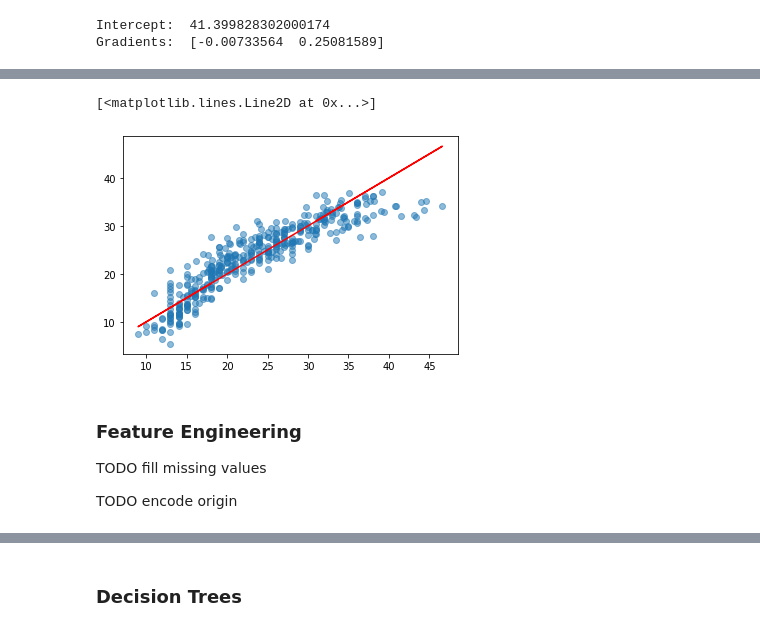
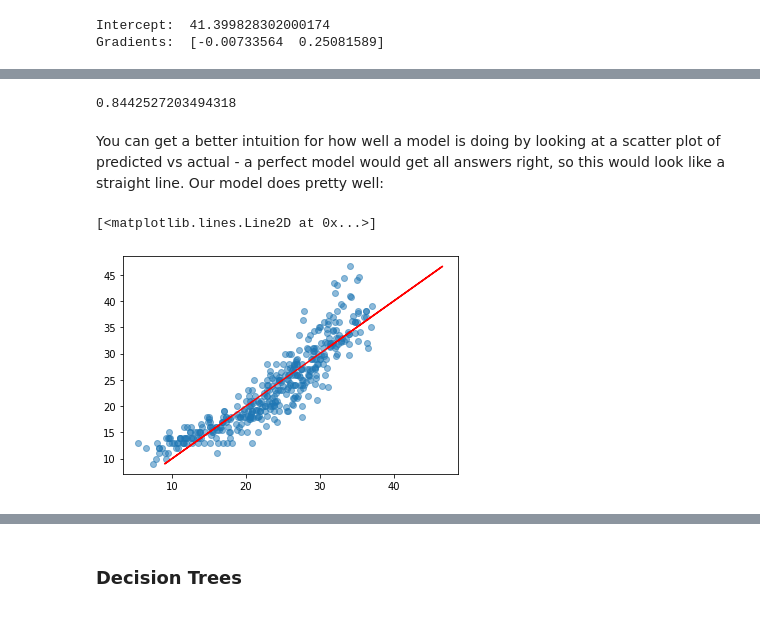
Before and after one commit to johnowhitaker/ds_zero, a Jupyter notebook: 03_Machine_Learning.ipynb, the cells around one changed output, grey strips where cells are left out. Cells and saved outputs as stored; diff of their text form; code cells hidden in the pictures.

```diff
--- a/03_Machine_Learning.ipynb
+++ b/03_Machine_Learning.ipynb
@@ -168,12 +198,12 @@ model.score(X_test, y_test)
+# %%
+model.score(X_test, y_test) # .score() calculates the predictions and compares them to the true values
+# %% [output]
+0.8442527203494318
+# %% [markdown]
+You can get a better intuition for how well a model is doing by looking at a scatter plot of predicted vs actual - a perfect model would get all answers right, so this would look like a straight line. Our model does pretty well:
 # %%
-plt.scatter(y, model.predict(X), alpha=0.5)
+plt.scatter(model.predict(X), y, alpha=0.5) # Plot preds vs actual
 plt.plot(y, y, c='red') # All predictions should lie on this line for a perfect model
 # %% [output]
 [<matplotlib.lines.Line2D at 0x...>]
-[figure, old version]
+[figure, new version]
-# %% [markdown]
-### Feature Engineering
-
-TODO fill missing values
-
-TODO encode origin
```
Also changed, not shown: parts of 31 cells of this notebook, 1 other file.
